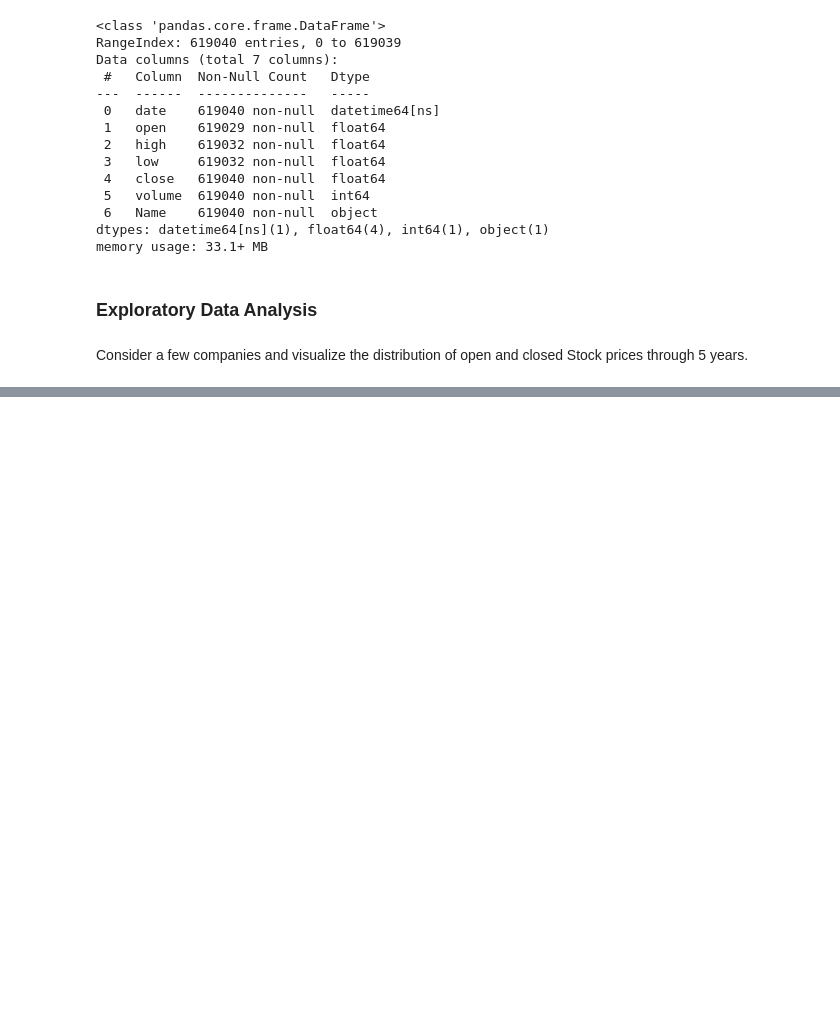
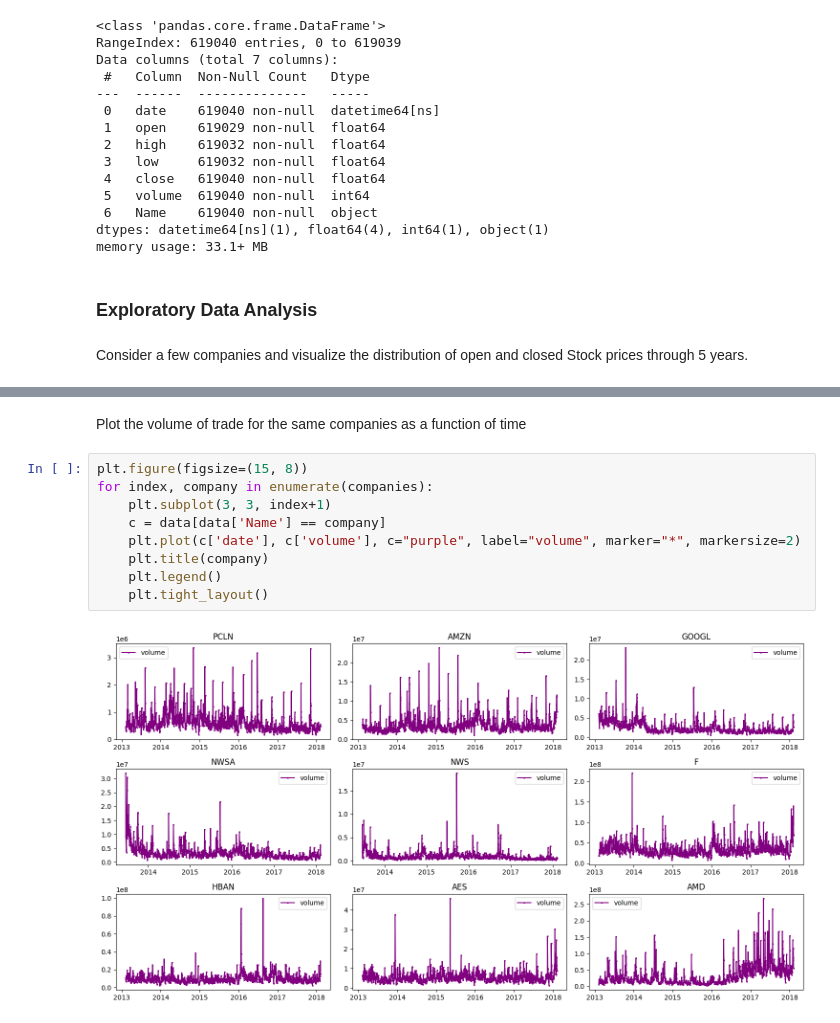
Before and after one commit to danieljames96/ML-Projects, a Jupyter notebook: stock-price-prediction-tensorflow/src/stockPredict.ipynb, the cells around one changed output, grey strips where cells are left out. Drawn from its saved outputs; the diff is of its cells as text; blank space fills up the shorter version.

```diff
--- a/stock-price-prediction-tensorflow/src/stockPredict.ipynb
+++ b/stock-price-prediction-tensorflow/src/stockPredict.ipynb
@@ -69,0 +89,13 @@ Consider a few companies and visualize the distribution of open and closed Stock
+# %% [markdown]
+Plot the volume of trade for the same companies as a function of time
+# %%
+plt.figure(figsize=(15, 8))
+for index, company in enumerate(companies):
+    plt.subplot(3, 3, index+1)
+    c = data[data['Name'] == company]
+    plt.plot(c['date'], c['volume'], c="purple", label="volume", marker="*", markersize=2)
+    plt.title(company)
+    plt.legend()
+    plt.tight_layout()
+# %% [output]
+[figure, added]
```
Also changed, not shown: parts of 18 cells of this notebook, 6 other files.
